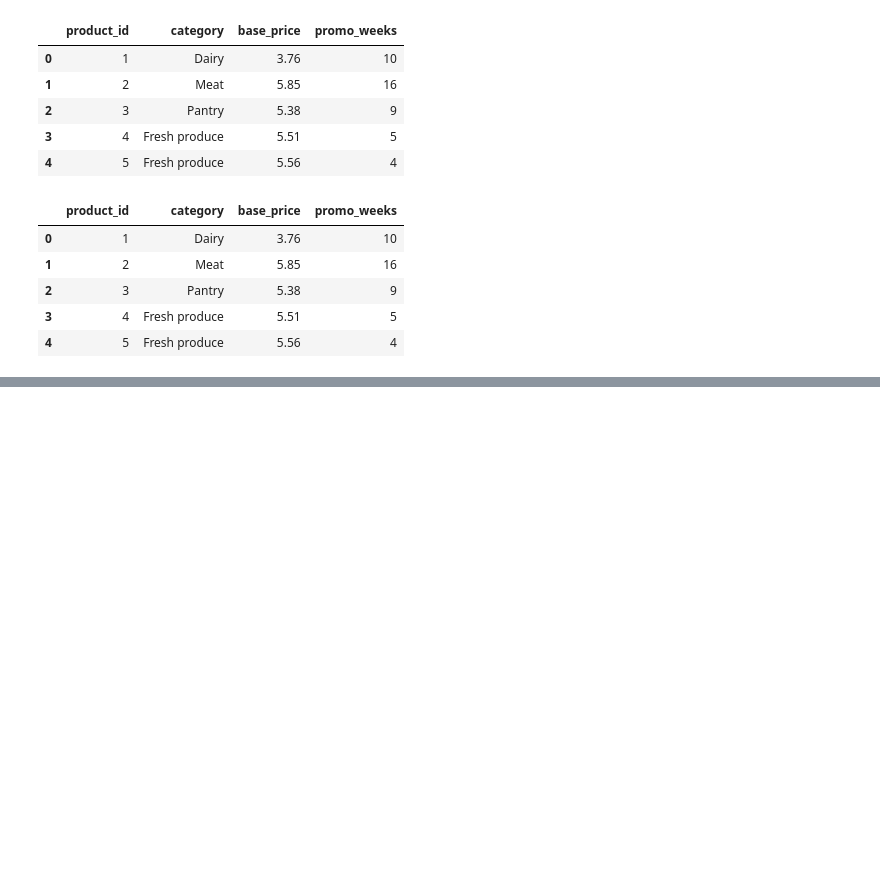
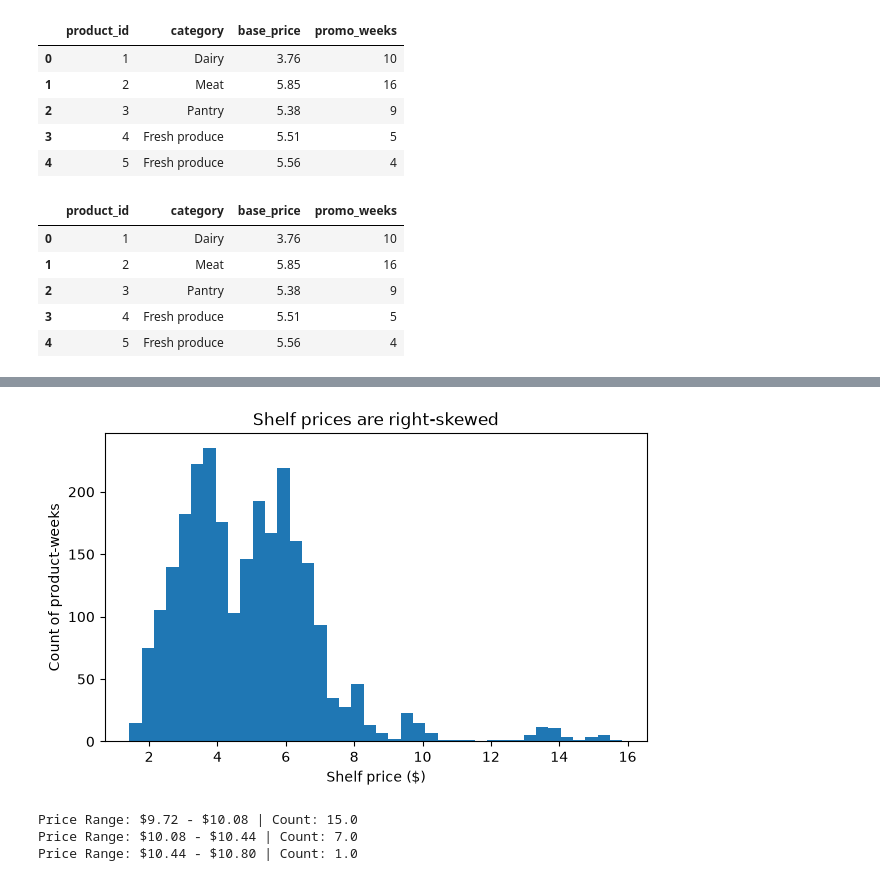
Before and after one commit to AfsheenQ/retail-pricing-analysis, a Jupyter notebook: week1.ipynb, the cells around one changed output, grey strips where cells are left out. Saved outputs shown, nothing was run; the diff lists cells and outputs as text; code cells hidden in the pictures; blank space fills up the shorter version.

```diff
--- a/week1.ipynb
+++ b/week1.ipynb
@@ -107,3 +107,12 @@ products.merge(promo_counts, on='product_id').head()
 | 2 | 3 | Pantry | 5.38 | 9 |
 | 3 | 4 | Fresh produce | 5.51 | 5 |
 | 4 | 5 | Fresh produce | 5.56 | 4 |
+# %%
+import pandas as pd
+import matplotlib.pyplot as plt
+
+df = pd.read_csv('data/simulated_prices.csv', parse_dates=['week'])
+metro = df[df['store_group'] == 'Metro']  # one row per product-week
+
+print(metro['shelf_price'].describe())
+print('skew:', round(metro['shelf_price'].skew(), 2))
@@ -109,0 +150,18 @@ products.merge(promo_counts, on='product_id').head()
+# %%
+fig, ax = plt.subplots(figsize=(7, 4))
+ax.hist(metro['shelf_price'], bins=40)
+ax.set_xlabel('Shelf price ($)')
+ax.set_ylabel('Count of product-weeks')
+ax.set_title('Shelf prices are right-skewed')
+plt.show()
+counts, bins, patches = ax.hist(metro['shelf_price'], bins=40)
+
+# Loop through and print the bin ranges and their counts
+for i, count in enumerate(counts):
+    if bins[i] <= 10.5 and bins[i+1] >= 10:
+        print(f"Price Range: ${bins[i]:.2f} - ${bins[i+1]:.2f} | Count: {count}")
+# %% [output]
+[figure, added]
+Price Range: $9.72 - $10.08 | Count: 15.0
+Price Range: $10.08 - $10.44 | Count: 7.0
+Price Range: $10.44 - $10.80 | Count: 1.0
```
Also changed, not shown: parts of 6 cells of this notebook.
